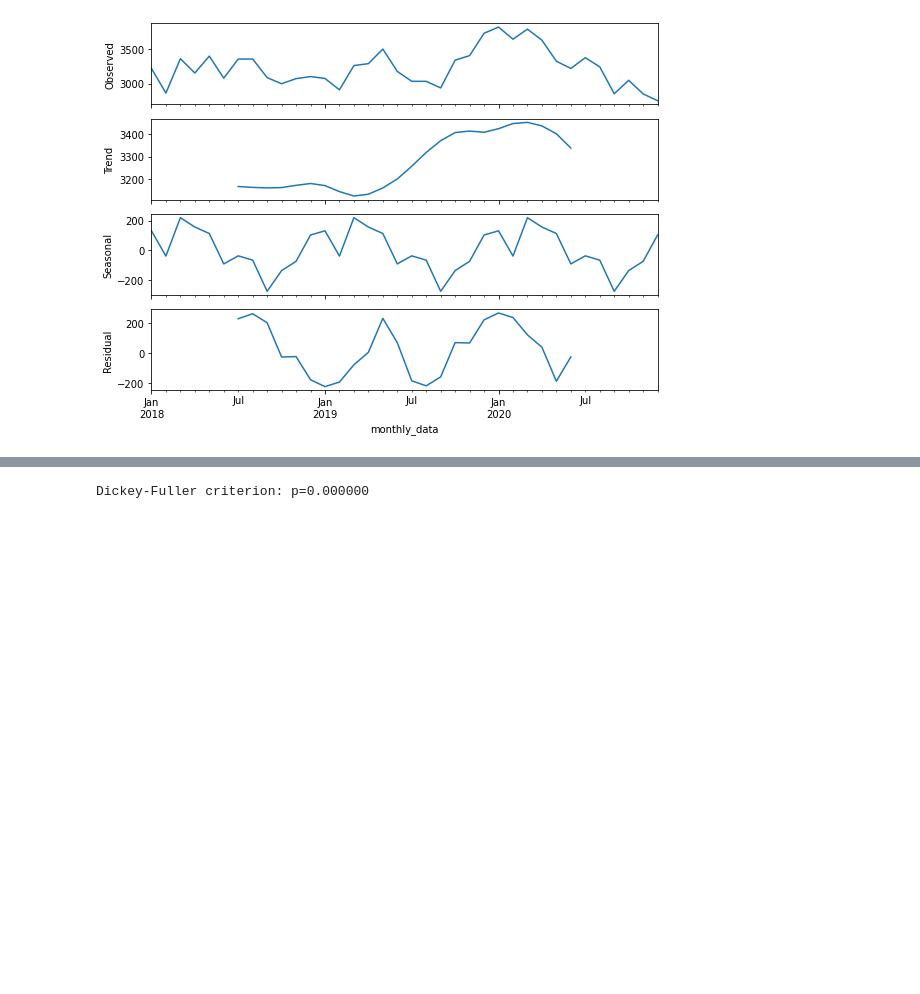
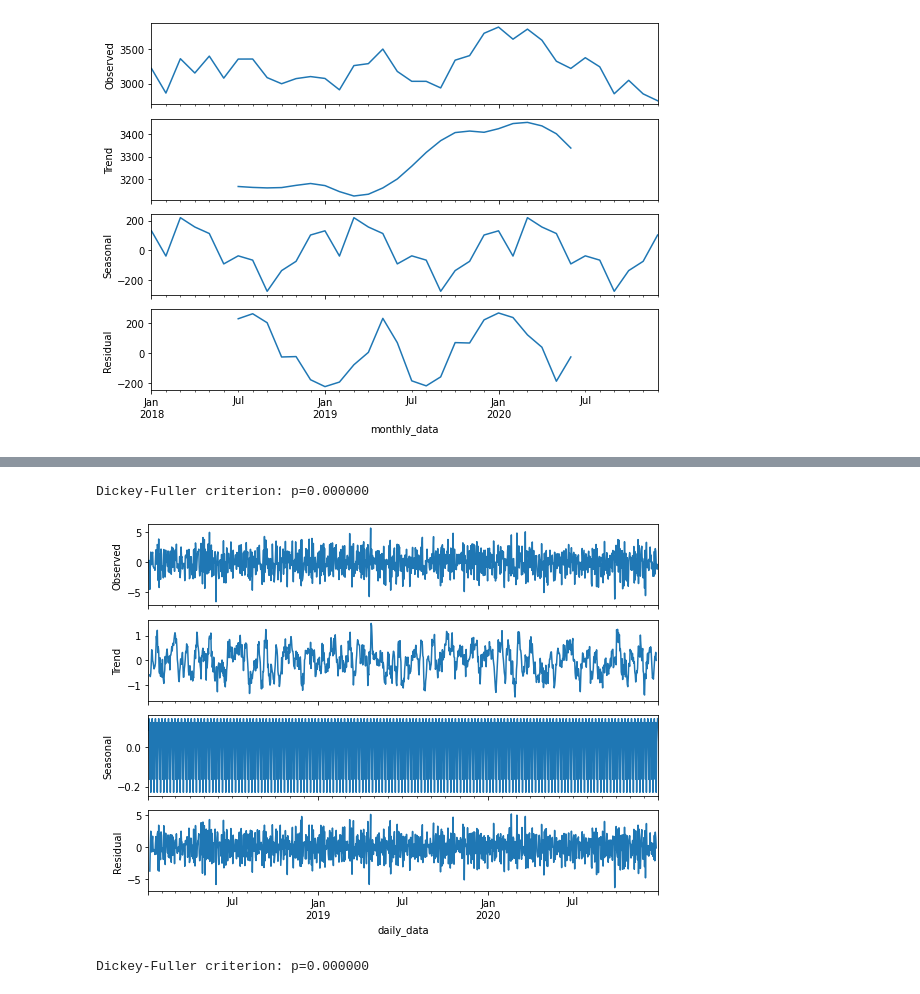
Before and after one commit to llcorrea/time_series_forecasting, a Jupyter notebook: Time_series_forecasting.ipynb, the cells around one changed output, grey strips where cells are left out. Cells and saved outputs as stored; diff of their text form; code cells hidden in the pictures; blank space fills up the shorter version.

```diff
--- a/Time_series_forecasting.ipynb
+++ b/Time_series_forecasting.ipynb
@@ -255,2 +266,10 @@ Dickey-Fuller criterion: p=0.149991
+# %%
+diff_shift=1 #time period in days to shift
+daily_ts['revenue_diff'] = daily_ts['revenue'] - daily_ts['revenue'].shift(diff_shift)
+sm.tsa.seasonal_decompose(daily_ts['revenue_diff'][diff_shift:]).plot()
+print("Dickey-Fuller criterion: p=%f" % sm.tsa.stattools.adfuller(daily_ts['revenue_diff'][diff_shift:])[1])
+# %% [output]
+Dickey-Fuller criterion: p=0.000000
+[figure, added]
 # %%
 diff_shift=1 #time period in months to shift
```
Also changed, not shown: parts of 27 cells of this notebook.
